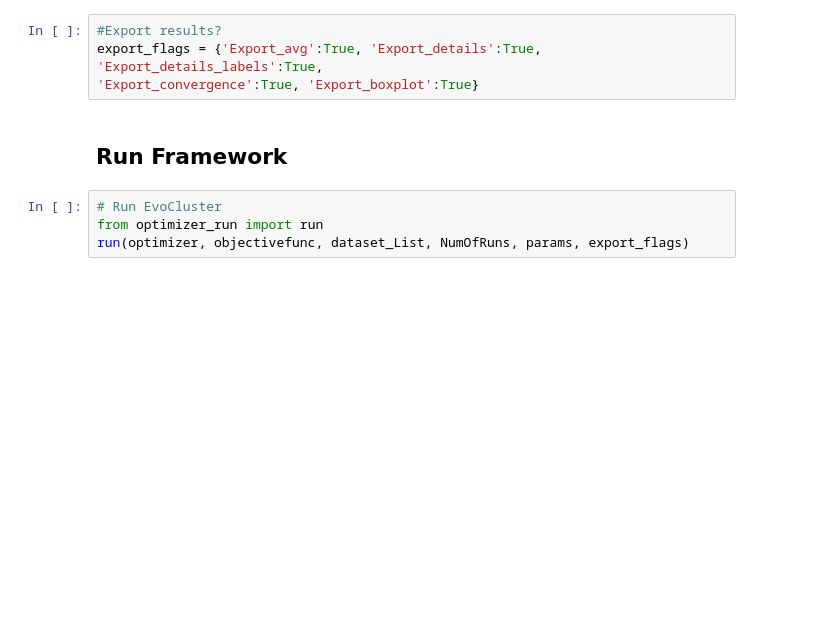
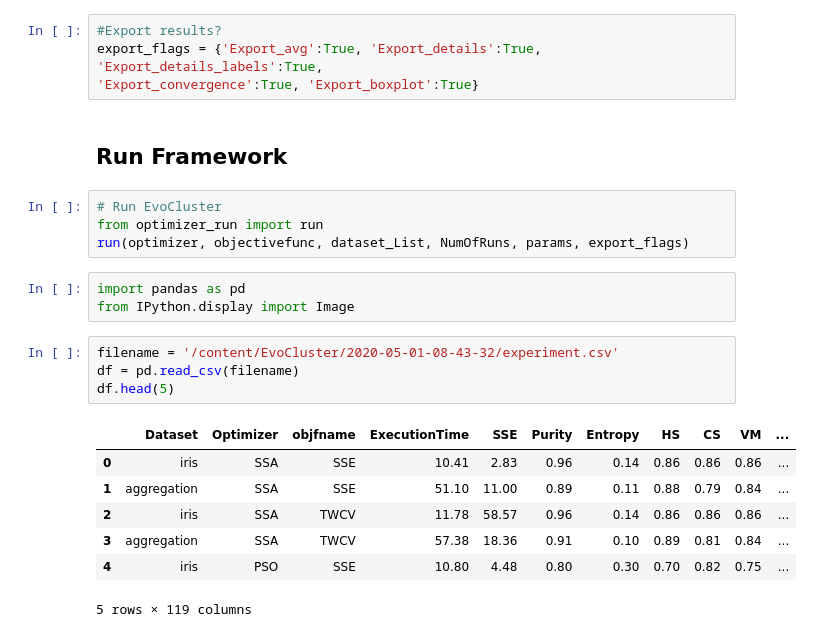
Before and after one commit to Evo-ML/EvoCluster, a Jupyter notebook: evocluster.ipynb, the cells around one changed output. Drawn from its saved outputs; the diff is of its cells as text; blank space fills up the shorter version.

```diff
--- a/evocluster.ipynb
+++ b/evocluster.ipynb
@@ -73,3 +73,18 @@ export_flags = {'Export_avg':True, 'Export_details':True, 'Export_details_labels
 # Run EvoCluster
 from optimizer_run import run
 run(optimizer, objectivefunc, dataset_List, NumOfRuns, params, export_flags)
+# %%
+import pandas as pd
+from IPython.display import Image
+# %%
+filename = '/content/EvoCluster/2020-05-01-08-43-32/experiment.csv'
+df = pd.read_csv(filename)
+df.head(5)
+# %% [output]
+|  | Dataset | Optimizer | objfname | ExecutionTime | SSE | Purity | Entropy | HS | CS | VM | ... |
+| 0 | iris | SSA | SSE | 10.41 | 2.83 | 0.96 | 0.14 | 0.86 | 0.86 | 0.86 | ... |
+| 1 | aggregation | SSA | SSE | 51.10 | 11.00 | 0.89 | 0.11 | 0.88 | 0.79 | 0.84 | ... |
+| 2 | iris | SSA | TWCV | 11.78 | 58.57 | 0.96 | 0.14 | 0.86 | 0.86 | 0.86 | ... |
+| 3 | aggregation | SSA | TWCV | 57.38 | 18.36 | 0.91 | 0.10 | 0.89 | 0.81 | 0.84 | ... |
+| 4 | iris | PSO | SSE | 10.80 | 4.48 | 0.80 | 0.30 | 0.70 | 0.82 | 0.75 | ... |
+5 rows × 119 columns
```
Also changed, not shown: parts of 4 cells of this notebook.
